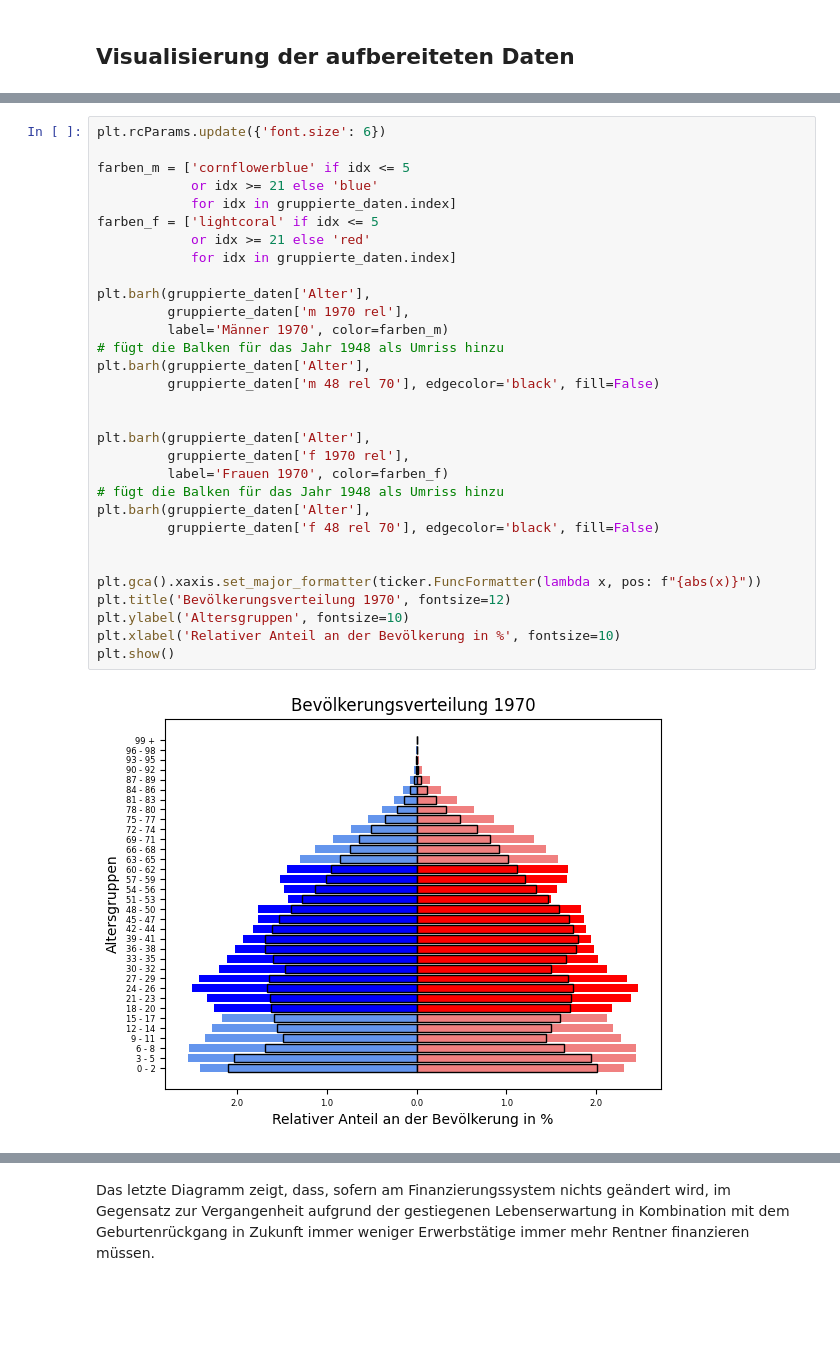
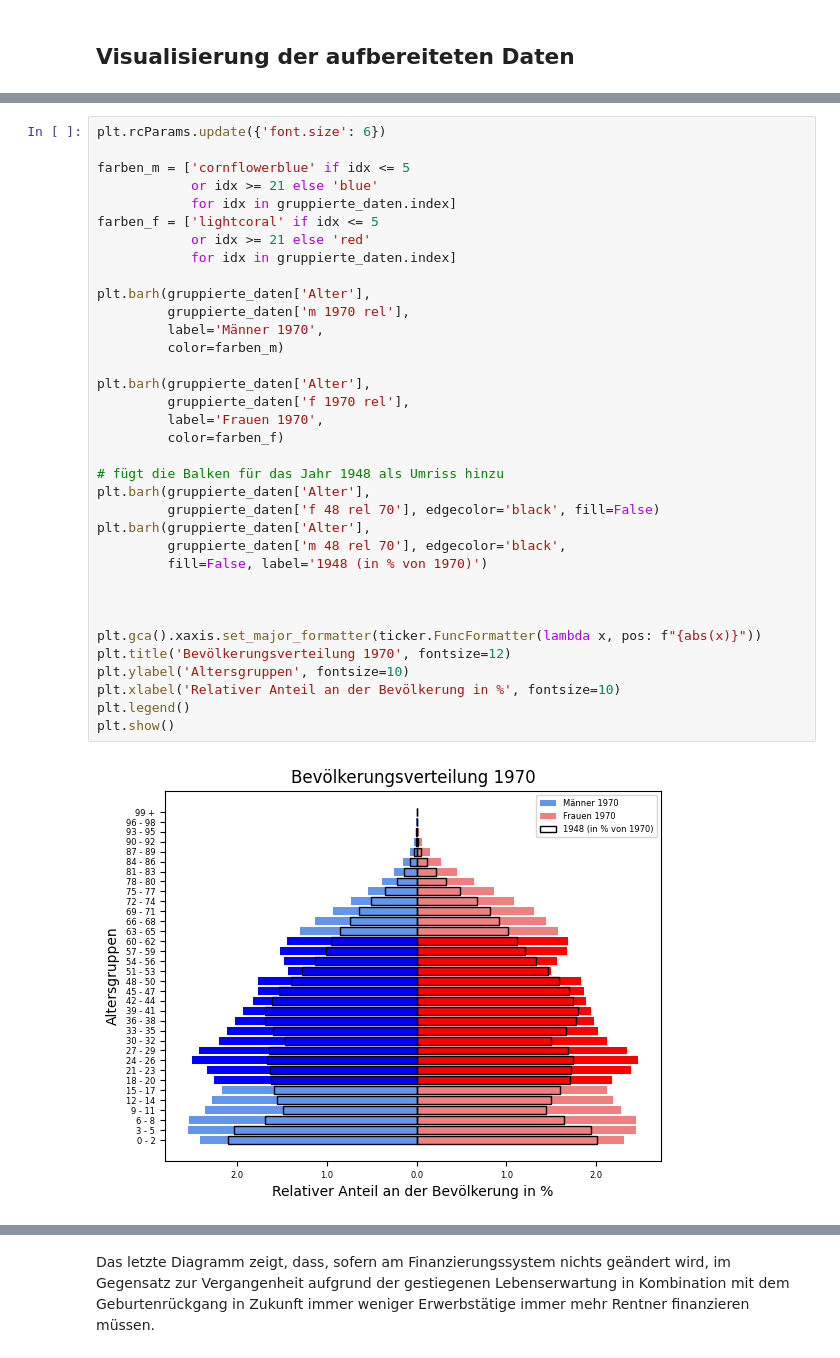
Before and after one commit to ProgrammierenNachOFI/Altersvorsorge, a Jupyter notebook: docs/ahv_tutorial.ipynb, the cells around one changed output, grey strips where cells are left out. Saved outputs shown, nothing was run; the diff lists cells and outputs as text; blank space fills up the shorter version.

```diff
--- a/docs/ahv_tutorial.ipynb
+++ b/docs/ahv_tutorial.ipynb
@@ -214,36 +217,40 @@ plt.show()
 # %%
 plt.rcParams.update({'font.size': 6})
 
 farben_m = ['cornflowerblue' if idx <= 5
             or idx >= 21 else 'blue'
             for idx in gruppierte_daten.index]
 farben_f = ['lightcoral' if idx <= 5
             or idx >= 21 else 'red'
             for idx in gruppierte_daten.index]
 
 plt.barh(gruppierte_daten['Alter'],
          gruppierte_daten['m 1970 rel'],
-         label='Männer 1970', color=farben_m)
-# fügt die Balken für das Jahr 1948 als Umriss hinzu
-plt.barh(gruppierte_daten['Alter'],
-         gruppierte_daten['m 48 rel 70'], edgecolor='black', fill=False)
-
+         label='Männer 1970',
+         color=farben_m)
 
 plt.barh(gruppierte_daten['Alter'],
          gruppierte_daten['f 1970 rel'],
-         label='Frauen 1970', color=farben_f)
+         label='Frauen 1970',
+         color=farben_f)
+
 # fügt die Balken für das Jahr 1948 als Umriss hinzu
 plt.barh(gruppierte_daten['Alter'],
          gruppierte_daten['f 48 rel 70'], edgecolor='black', fill=False)
+plt.barh(gruppierte_daten['Alter'],
+         gruppierte_daten['m 48 rel 70'], edgecolor='black',
+         fill=False, label='1948 (in % von 1970)')
+
 
 
 plt.gca().xaxis.set_major_formatter(ticker.FuncFormatter(lambda x, pos: f"{abs(x)}"))
 plt.title('Bevölkerungsverteilung 1970', fontsize=12)
 plt.ylabel('Altersgruppen', fontsize=10)
 plt.xlabel('Relativer Anteil an der Bevölkerung in %', fontsize=10)
+plt.legend()
 plt.show()
 # %% [output]
-[figure, old version]
+[figure, new version]
 # %%
 plt.rcParams.update({'font.size': 6})
 
```
Also changed, not shown: parts of 6 cells of this notebook, 1 other file.
